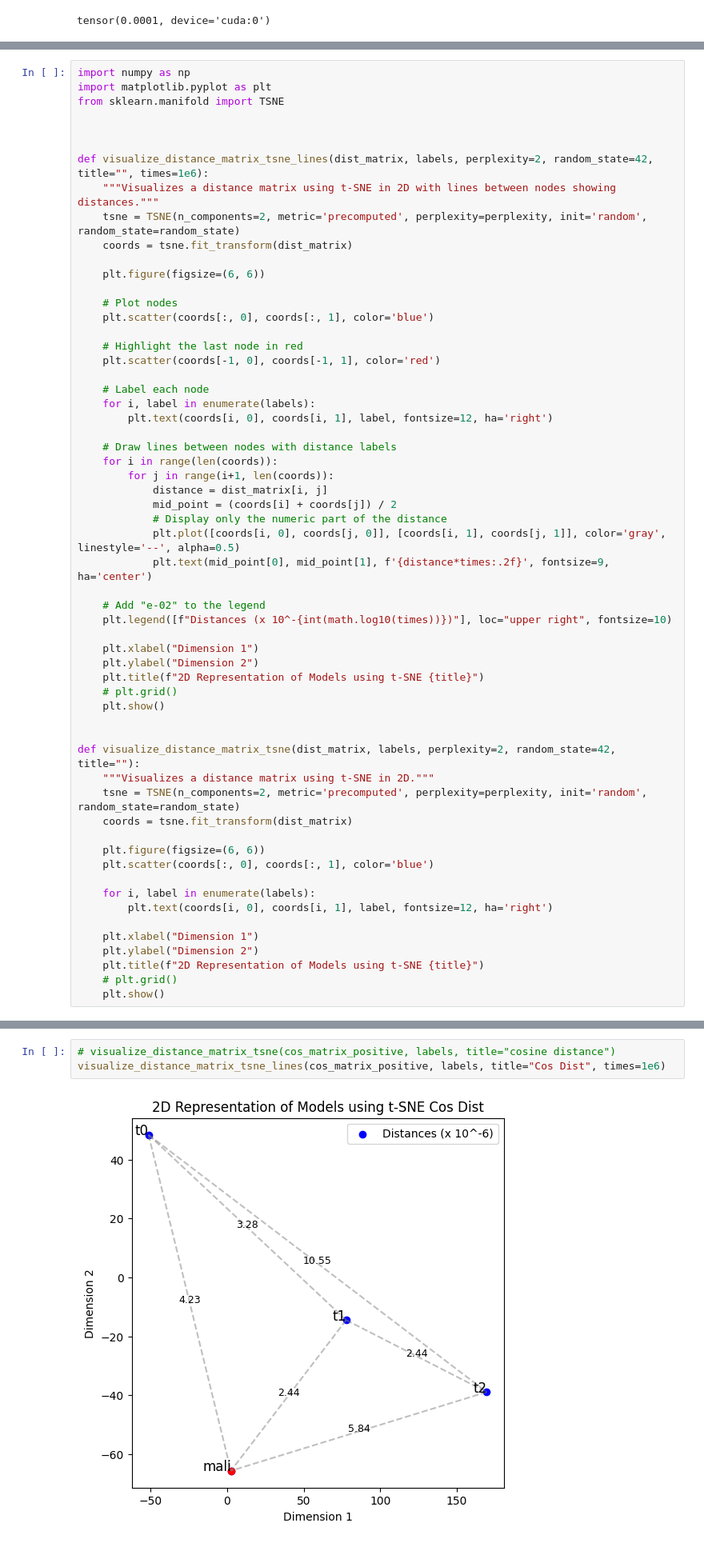
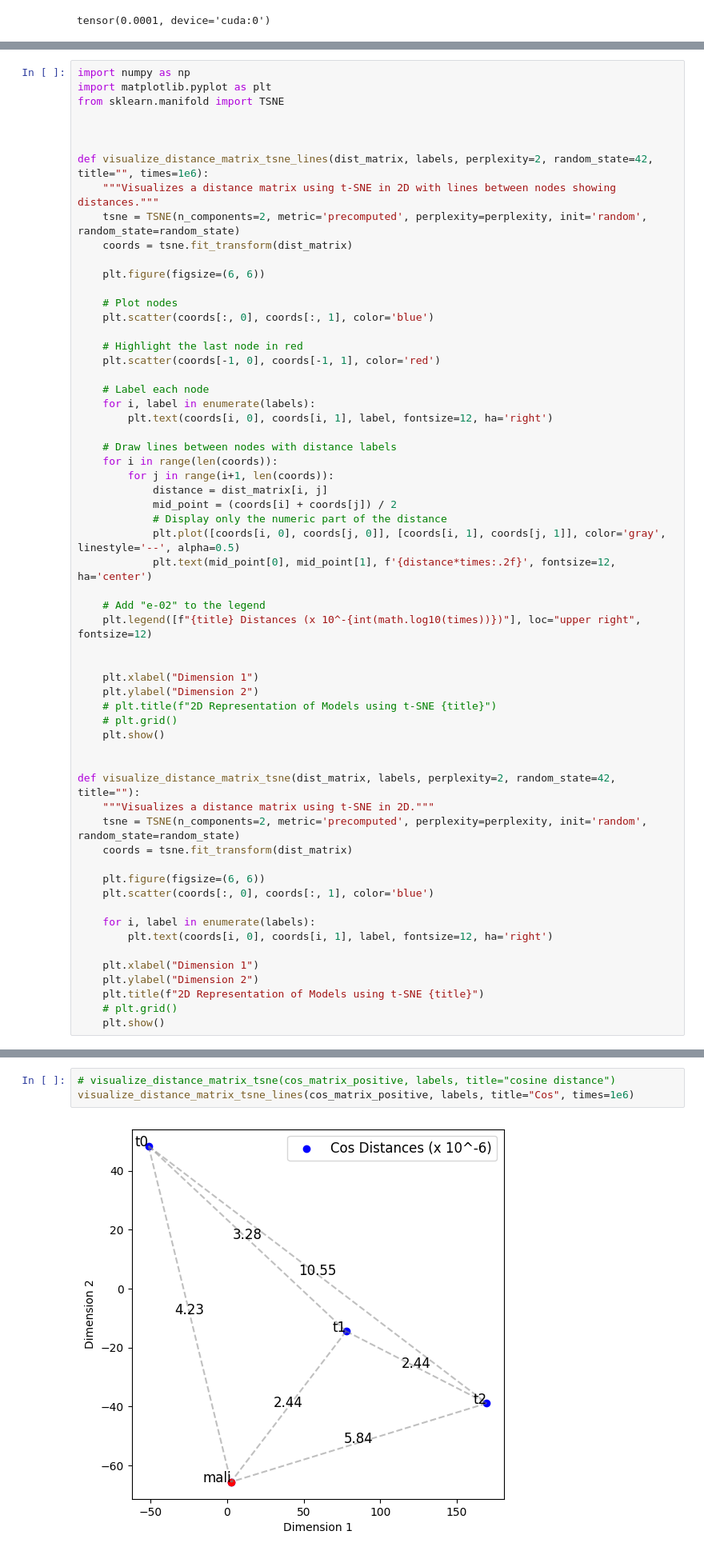
Before and after one commit to yangland/FedREDefense, a Jupyter notebook: codes/new_intial_w.ipynb, the cells around one changed output, grey strips where cells are left out. Shown at 80% size. Saved outputs shown, nothing was run; the diff lists cells and outputs as text.

```diff
--- a/codes/new_intial_w.ipynb
+++ b/codes/new_intial_w.ipynb
@@ -386,14 +391,15 @@ def visualize_distance_matrix_tsne_lines(dist_matrix, labels, perplexity=2, rand
             mid_point = (coords[i] + coords[j]) / 2
             # Display only the numeric part of the distance
             plt.plot([coords[i, 0], coords[j, 0]], [coords[i, 1], coords[j, 1]], color='gray', linestyle='--', alpha=0.5)
-            plt.text(mid_point[0], mid_point[1], f'{distance*times:.2f}', fontsize=9, ha='center')
+            plt.text(mid_point[0], mid_point[1], f'{distance*times:.2f}', fontsize=12, ha='center')
 
     # Add "e-02" to the legend
-    plt.legend([f"Distances (x 10^-{int(math.log10(times))})"], loc="upper right", fontsize=10)
+    plt.legend([f"{title} Distances (x 10^-{int(math.log10(times))})"], loc="upper right", fontsize=12)
+
 
     plt.xlabel("Dimension 1")
     plt.ylabel("Dimension 2")
-    plt.title(f"2D Representation of Models using t-SNE {title}")
+    # plt.title(f"2D Representation of Models using t-SNE {title}")
     # plt.grid()
     plt.show()
 
@@ -437,8 +443,8 @@ tensor([[0.0000e+00, 3.2783e-06, 1.0550e-05, 4.2319e-06],
 # %%
 # visualize_distance_matrix_tsne(cos_matrix_positive, labels, title="cosine distance")
-visualize_distance_matrix_tsne_lines(cos_matrix_positive, labels, title="Cos Dist", times=1e6)
+visualize_distance_matrix_tsne_lines(cos_matrix_positive, labels, title="Cos", times=1e6)
 # %% [output]
-[figure, old version]
+[figure, new version]
 # %%
 # Data
 labels = ["t0", "t1", "t2", "mail"]
```
Also changed, not shown: parts of 15 cells of this notebook, 11 other files.
